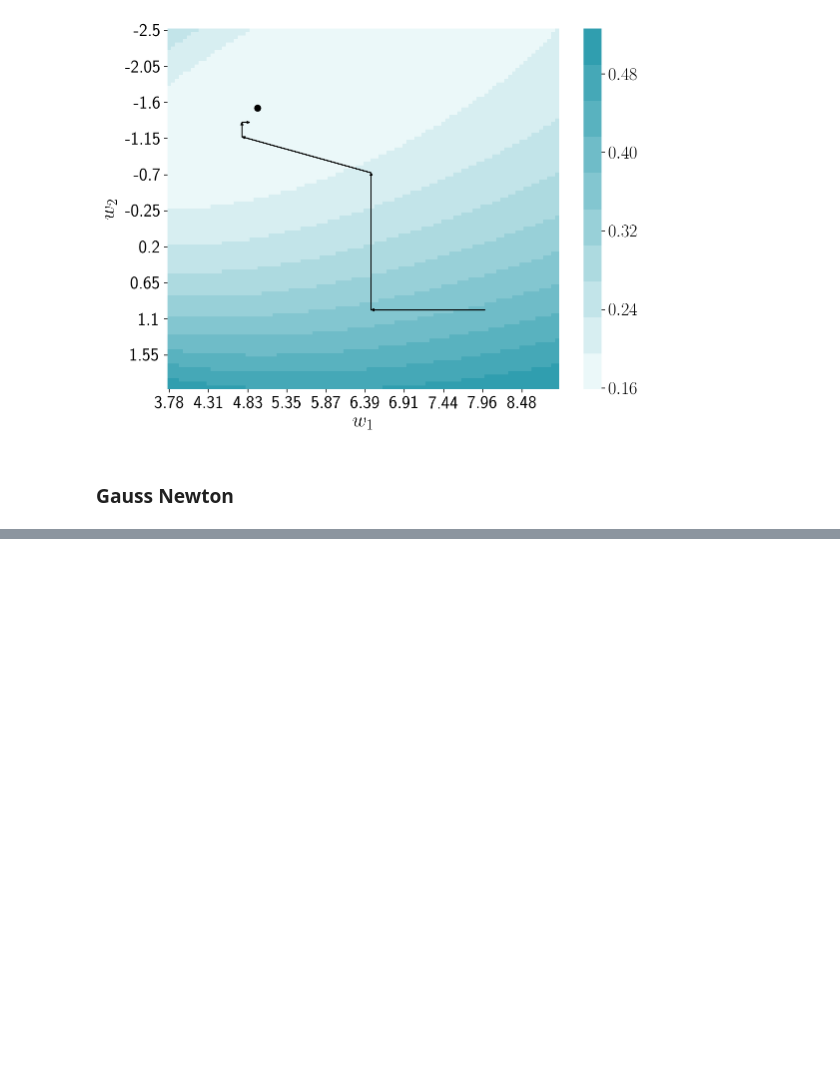
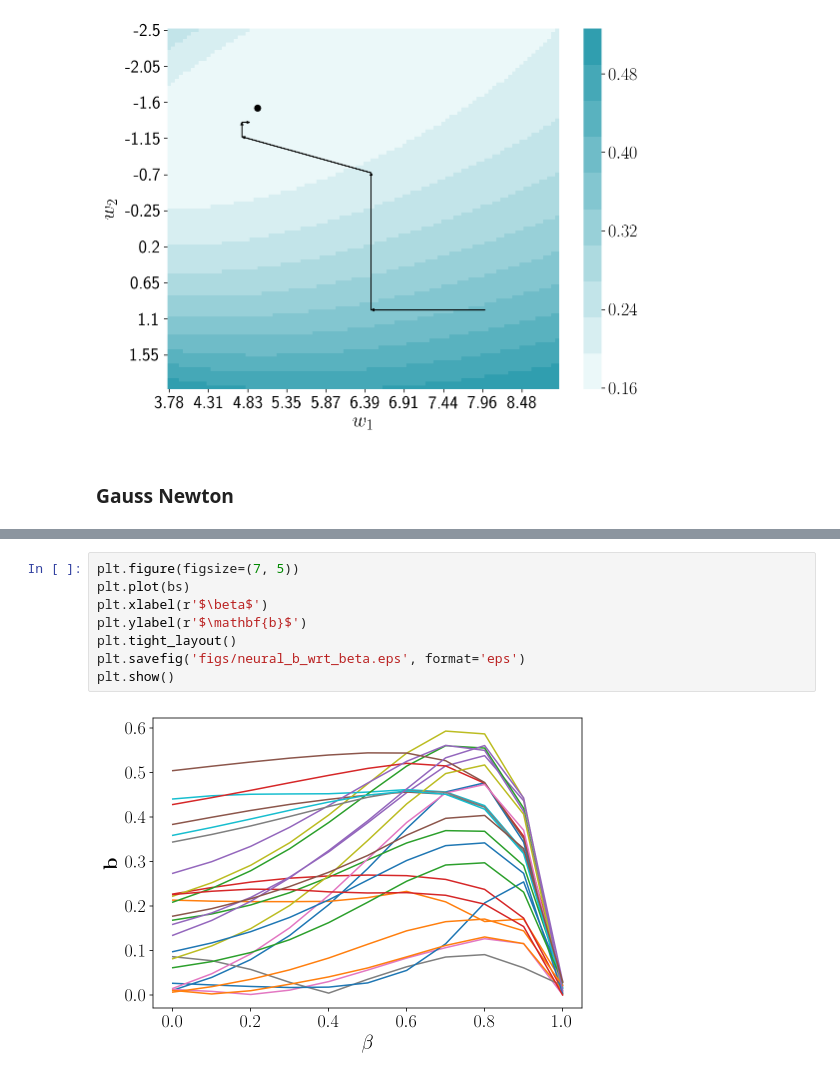
Before and after one commit to Intelligent-Systems-Phystech/2018-Isachenko-QPFSNewton, a Jupyter notebook: code/NNQPFS_v2.ipynb, the cells around one changed output, grey strips where cells are left out. Cells and saved outputs as stored; diff of their text form; blank space fills up the shorter version.

```diff
--- a/code/NNQPFS_v2.ipynb
+++ b/code/NNQPFS_v2.ipynb
@@ -518,0 +562,10 @@ mean_squared_error(y, lr.predict(X[:, :3]))
+# %%
+plt.figure(figsize=(7, 5))
+plt.plot(bs)
+plt.xlabel(r'$\beta$')
+plt.ylabel(r'$\mathbf{b}$')
+plt.tight_layout()
+plt.savefig('figs/neural_b_wrt_beta.eps', format='eps')
+plt.show()
+# %% [output]
+[figure, added]
```
Also changed, not shown: parts of 15 cells of this notebook, 16 other files.
